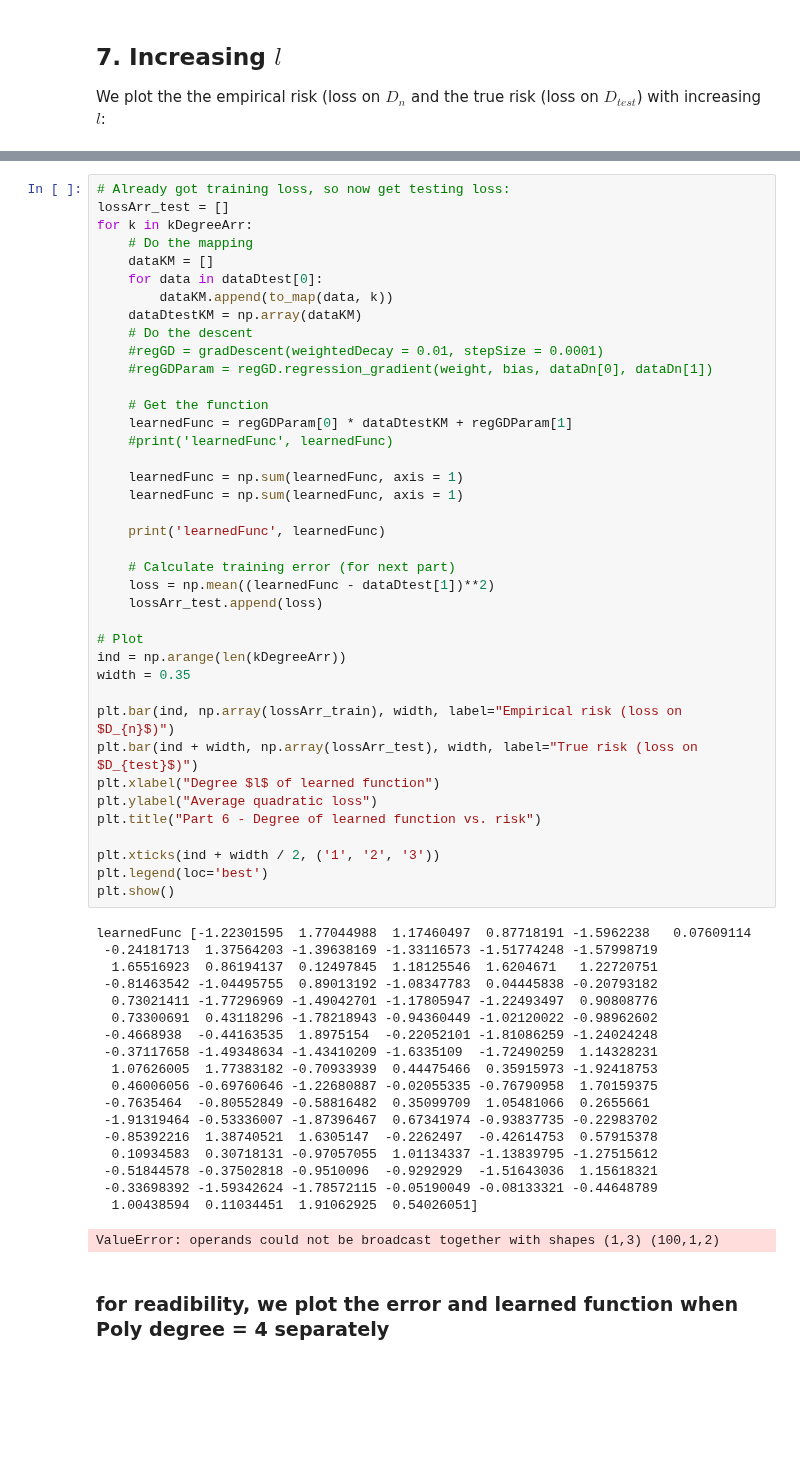
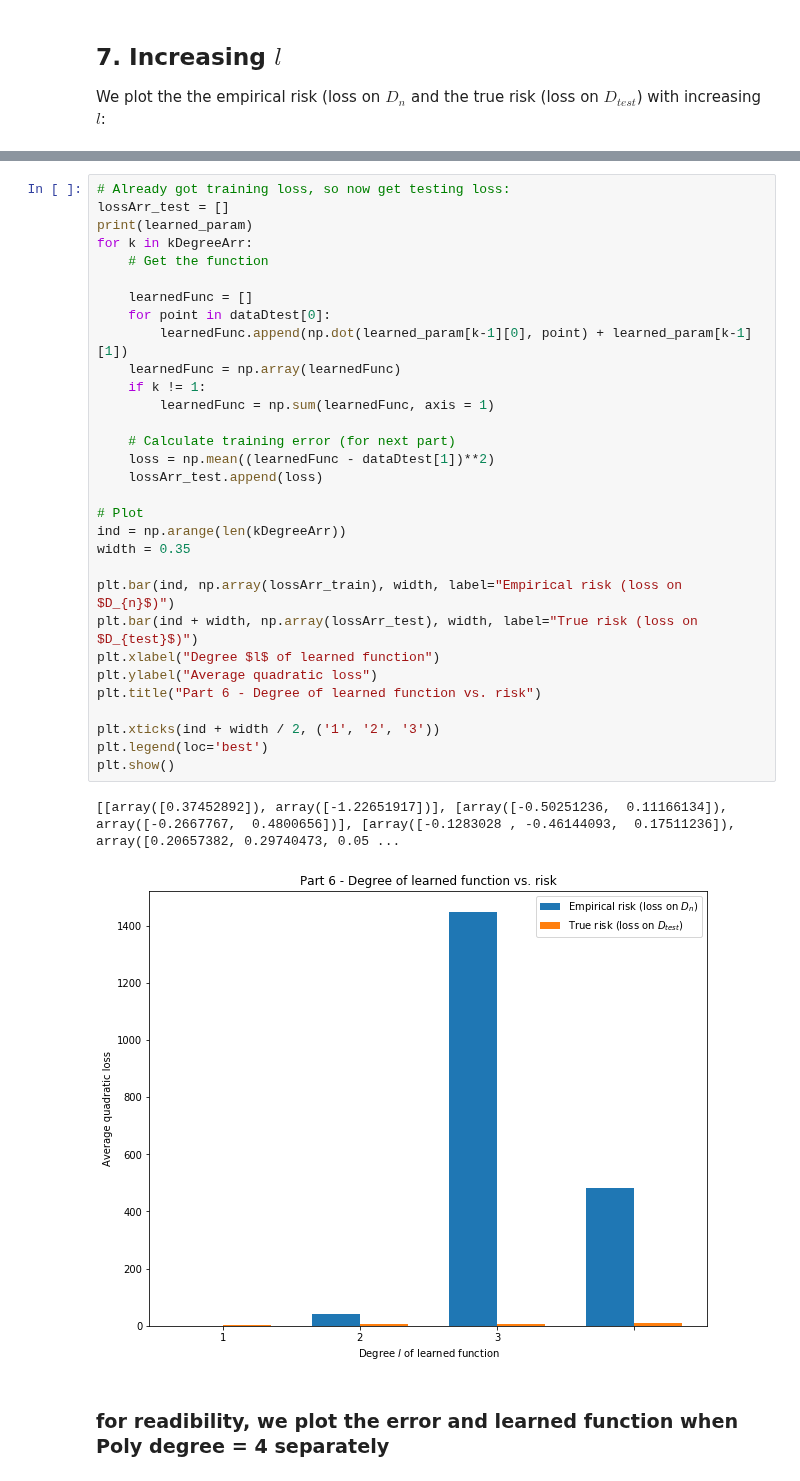
Before and after one commit to violetguos/ift6390, a Jupyter notebook: Homework 2/Practical.ipynb, the cells around one changed output, grey strips where cells are left out. Cells and saved outputs as stored; diff of their text form; blank space fills up the shorter version.

```diff
--- a/Homework 2/Practical.ipynb
+++ b/Homework 2/Practical.ipynb
@@ -276,61 +309,37 @@ We plot the the empirical risk (loss on $D_{n}$ and the true risk (loss on $D_{t
 # %%
 # Already got training loss, so now get testing loss:
 lossArr_test = []
+print(learned_param)
 for k in kDegreeArr:
-    # Do the mapping
-    dataKM = []
-    for data in dataDtest[0]:
-        dataKM.append(to_map(data, k))
-    dataDtestKM = np.array(dataKM)
-    # Do the descent
-    #regGD = gradDescent(weightedDecay = 0.01, stepSize = 0.0001)
-    #regGDParam = regGD.regression_gradient(weight, bias, dataDn[0], dataDn[1])
+    # Get the function
 
-    # Get the function
-    learnedFunc = regGDParam[0] * dataDtestKM + regGDParam[1]
-    #print('learnedFunc', learnedFunc)
-
-    learnedFunc = np.sum(learnedFunc, axis = 1)
-    learnedFunc = np.sum(learnedFunc, axis = 1)
-
-    print('learnedFunc', learnedFunc)
+    learnedFunc = []
+    for point in dataDtest[0]:
+        learnedFunc.append(np.dot(learned_param[k-1][0], point) + learned_param[k-1][1])
+    learnedFunc = np.array(learnedFunc)
+    if k != 1:
+        learnedFunc = np.sum(learnedFunc, axis = 1)
 
     # Calculate training error (for next part)
     loss = np.mean((learnedFunc - dataDtest[1])**2)
     lossArr_test.append(loss)
 
 # Plot
 ind = np.arange(len(kDegreeArr))
 width = 0.35
 
 plt.bar(ind, np.array(lossArr_train), width, label="Empirical risk (loss on $D_{n}$)")
 plt.bar(ind + width, np.array(lossArr_test), width, label="True risk (loss on $D_{test}$)")
 plt.xlabel("Degree $l$ of learned function")
 plt.ylabel("Average quadratic loss")
 plt.title("Part 6 - Degree of learned function vs. risk")
 
 plt.xticks(ind + width / 2, ('1', '2', '3'))
 plt.legend(loc='best')
 plt.show()
 # %% [output]
-learnedFunc [-1.22301595  1.77044988  1.17460497  0.87718191 -1.5962238   0.07609114
- -0.24181713  1.37564203 -1.39638169 -1.33116573 -1.51774248 -1.57998719
-  1.65516923  0.86194137  0.12497845  1.18125546  1.6204671   1.22720751
- -0.81463542 -1.04495755  0.89013192 -1.08347783  0.04445838 -0.20793182
-  0.73021411 -1.77296969 -1.49042701 -1.17805947 -1.22493497  0.90808776
-  0.73300691  0.43118296 -1.78218943 -0.94360449 -1.02120022 -0.98962602
- -0.4668938  -0.44163535  1.8975154  -0.22052101 -1.81086259 -1.24024248
- -0.37117658 -1.49348634 -1.43410209 -1.6335109  -1.72490259  1.14328231
-  1.07626005  1.77383182 -0.70933939  0.44475466  0.35915973 -1.92418753
-  0.46006056 -0.69760646 -1.22680887 -0.02055335 -0.76790958  1.70159375
- -0.7635464  -0.80552849 -0.58816482  0.35099709  1.05481066  0.2655661
- -1.91319464 -0.53336007 -1.87396467  0.67341974 -0.93837735 -0.22983702
- -0.85392216  1.38740521  1.6305147  -0.2262497  -0.42614753  0.57915378
-  0.10934583  0.30718131 -0.97057055  1.01134337 -1.13839795 -1.27515612
- -0.51844578 -0.37502818 -0.9510096  -0.9292929  -1.51643036  1.15618321
- -0.33698392 -1.59342624 -1.78572115 -0.05190049 -0.08133321 -0.44648789
-  1.00438594  0.11034451  1.91062925  0.54026051]
+[[array([0.37452892]), array([-1.22651917])], [array([-0.50251236,  0.11166134]), array([-0.2667767,  0.4800656])], [array([-0.1283028 , -0.46144093,  0.17511236]), array([0.20657382, 0.29740473, 0.05 ...
-ValueError: operands could not be broadcast together with shapes (1,3) (100,1,2)
+[figure, added]
 # %% [markdown]
 ### for readibility, we plot the error and learned function when Poly degree = 4 separately
 # %%
```
Also changed, not shown: parts of 6 cells of this notebook.
